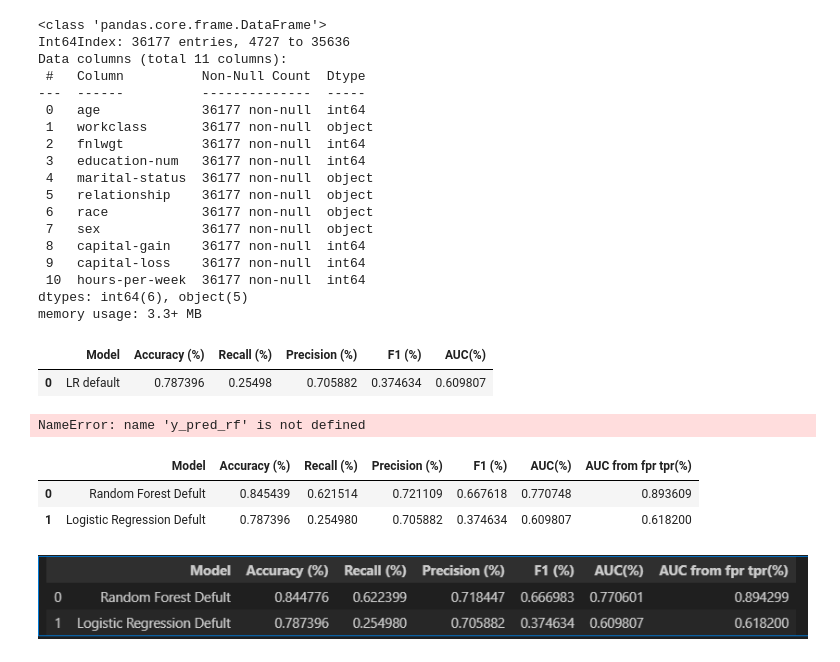
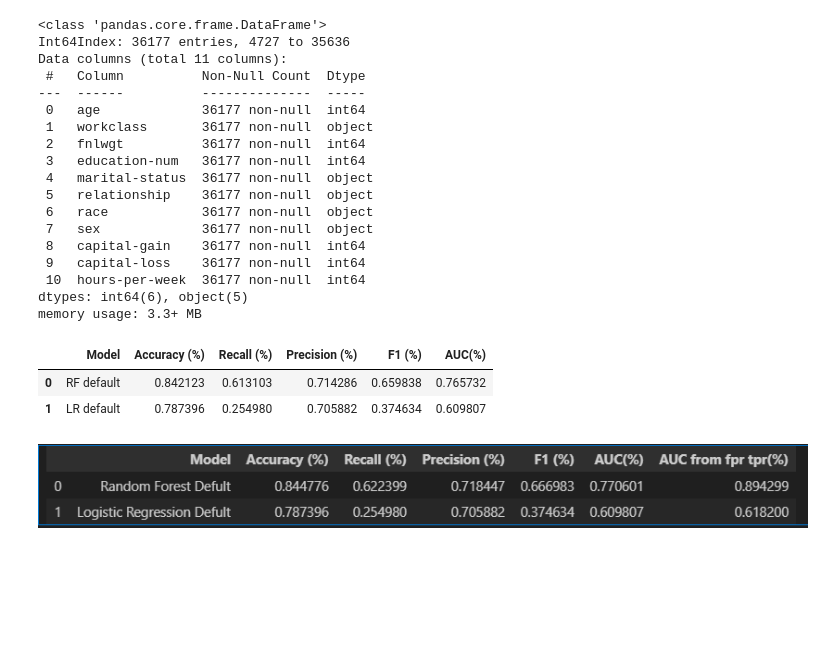
Before and after one commit to dideuzun/Thesis_Project, a Jupyter notebook: Adult Income/What have I done.ipynb, the cells around one changed output. Cells and saved outputs as stored; diff of their text form; code cells hidden in the pictures; blank space fills up the shorter version.

```diff
--- a/Adult Income/What have I done.ipynb
+++ b/Adult Income/What have I done.ipynb
@@ -320,5 +348,5 @@ categorical = ['workclass','marital-status',  'relationship', 'race', 'sex']
 # %%
-def run_RF_LR(X_fit, y_fit, X_test, y_test, RF, model_name):
+def run_LR(X_fit, y_fit, X_test, y_test, model_name):
 # Preprocessing for cataegorical data - OneHotEncoding
     categorical_transformer = Pipeline(steps=[
         ('onehot', OneHotEncoder(handle_unknown='ignore'))])
@@ -346,26 +374,5 @@ def run_RF_LR(X_fit, y_fit, X_test, y_test, RF, model_name):
     models_lr = [('LR {}'.format(model_name), accuracy_lr, recall_lr, precision_lr, f1_lr, roc_lr)]
     model_perf_metric_lr = pd.DataFrame(models_lr, columns = ['Model', 'Accuracy (%)', 'Recall (%)', 'Precision (%)', 'F1 (%)', 'AUC(%)'])
 
-#Random Forest
-    if RF == True:
-        clf_RF = Pipeline(steps=[('preprocessor', transformations), ('classifier', RandomForestClassifier())])
-        model_RF = clf_RF.fit(X_fit, y_fit)
-        y_pred_rf = model_RF.predict(X_test)
-        y_prob_rf = model_RF.predict_proba(X_test)[:, 1]
 
-        accuracy_rf = accuracy_score(y_test, y_pred_rf)
-        recall_rf = recall_score(y_test, y_pred_rf)
-        precision_rf = precision_score(y_test, y_pred_rf)
-        f1_rf = f1_score(y_test, y_pred_rf)
-        roc_rf = roc_auc_score(y_test, y_pred_rf)
-        fpr_rf, tpr_rf, _ = roc_curve(y_test, y_prob_rf)
-
-        models_rf = [('RF {}'.format(model_name), accuracy_rf, recall_rf, precision_rf, f1_rf, roc_rf)]
-        model_perf_metrics_rf = pd.DataFrame(models_rf, columns = ['Model', 'Accuracy (%)', 'Recall (%)', 'Precision (%)', 'F1 (%)', 'AUC(%)'])
-
-        model_perf_metrics_merged = model_perf_metric_lr.merge(model_perf_metrics_rf, how='outer')
-
-        return model_RF, fpr_rf, tpr_rf, model_perf_metrics_merged
-
-
-    return model_perf_metric_lr
+    return model_LR, model_perf_metric_lr
@@ -374,26 +378,0 @@ model_perf_metric_lr = run_RF_LR(X_fit, y_fit, X_test, y_test, False, 'default')
-# %%
-model_perf_metric_lr
-# %% [output]
-|  | Model | Accuracy (%) | Recall (%) | Precision (%) | F1 (%) | AUC(%) |
-| 0 | LR default | 0.787396 | 0.25498 | 0.705882 | 0.374634 | 0.609807 |
-# %%
-
-
-    # Calculate parameters on test data
-accuracy_rf = accuracy_score(y_test, y_pred_rf)
-recall_rf = recall_score(y_test, y_pred_rf)
-precision_rf = precision_score(y_test, y_pred_rf)
-f1_rf = f1_score(y_test, y_pred_rf)
-roc_rf = roc_auc_score(y_test, y_pred_rf)
-
-    # Calculate probabilities of the positive class for fpr tpr calculation
-y_prob_rf = model_RF.predict_proba(X_test)[:, 1]
-
-fpr_rf, tpr_rf, _ = roc_curve(y_test, y_prob_rf)
-roc_auc_rf = auc(fpr_rf, tpr_rf)
-
-    # Save the model metrics
-models = [('Random Forest Defult', accuracy_rf, recall_rf, precision_rf, f1_rf, roc_rf, roc_auc_rf)]
-df_random_metrics = pd.DataFrame(models, columns = ['Model', 'Accuracy (%)', 'Recall (%)', 'Precision (%)', 'F1 (%)', 'AUC(%)', 'AUC from fpr tpr(%)'])
-# %% [output]
-NameError: name 'y_pred_rf' is not defined
@@ -423,9 +379,13 @@ df_merged = df_random_metrics.merge(df_random_metrics2, how='outer')
-# %%
-df_merged
-# %% [output]
-|  | Model | Accuracy (%) | Recall (%) | Precision (%) | F1 (%) | AUC(%) | AUC from fpr tpr(%) |
-| 0 | Random Forest Defult | 0.845439 | 0.621514 | 0.721109 | 0.667618 | 0.770748 | 0.893609 |
-| 1 | Logistic Regression Defult | 0.787396 | 0.254980 | 0.705882 | 0.374634 | 0.609807 | 0.618200 |
+# %%
+model_RF, fpr_rf, tpr_rf, model_perf_metric_rf = run_RF(X_fit, y_fit, X_test, y_test, 'default')
+model_LR, model_perf_metric_lr = run_LR(X_fit, y_fit, X_test, y_test, 'default')
+
+model_perf_metrics_merged = model_perf_metric_rf.merge(model_perf_metric_lr, how='outer')
+model_perf_metrics_merged
+# %% [output]
+|  | Model | Accuracy (%) | Recall (%) | Precision (%) | F1 (%) | AUC(%) |
+| 0 | RF default | 0.842123 | 0.613103 | 0.714286 | 0.659838 | 0.765732 |
+| 1 | LR default | 0.787396 | 0.254980 | 0.705882 | 0.374634 | 0.609807 |
 # %% [markdown]
 ![image.png](attachment:image.png)
 # %% [markdown]
```
Also changed, not shown: parts of 15 cells of this notebook.
